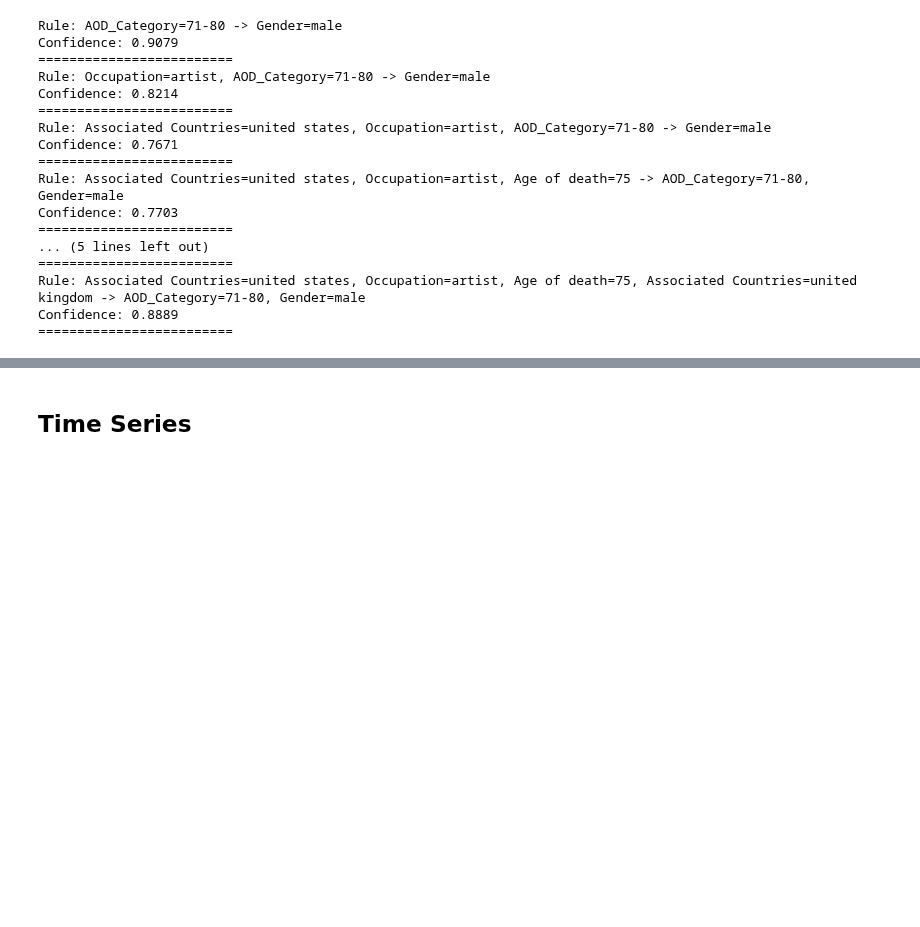
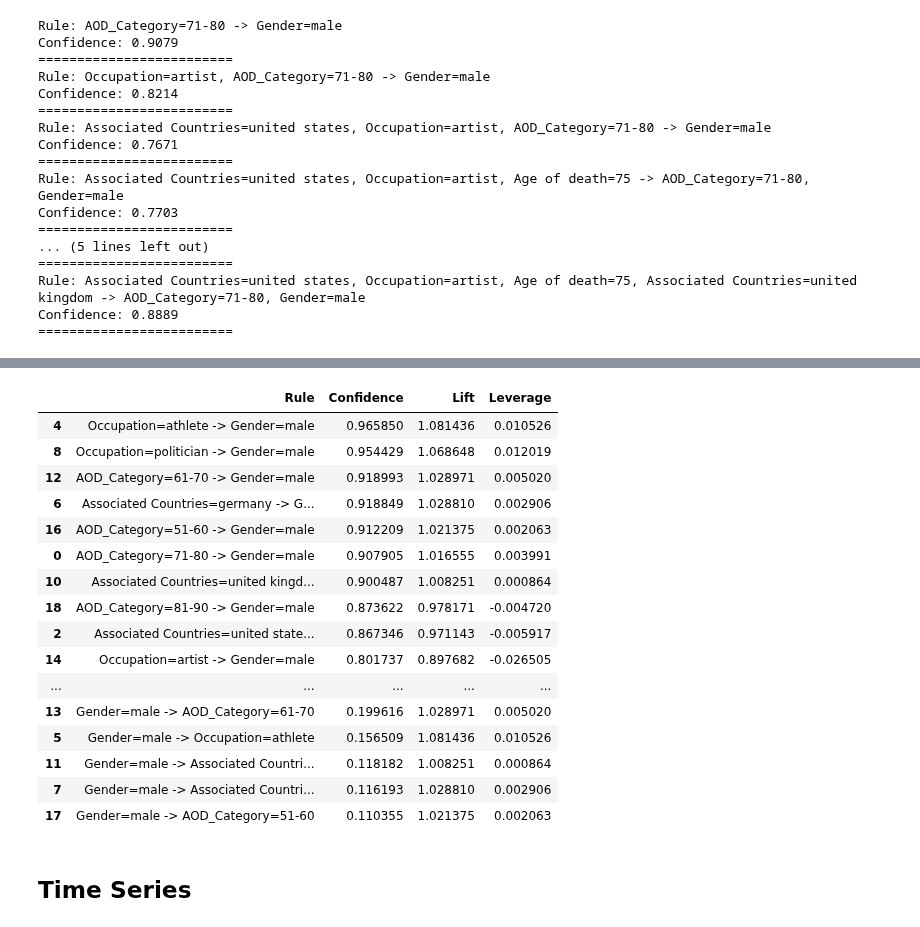
Before and after one commit to JamesHudsonn/3804ICT-Age-Analysis, a Jupyter notebook: Apriori.ipynb, the cells around one changed output, grey strips where cells are left out. Cells and saved outputs as stored; diff of their text form; code cells hidden in the pictures; blank space fills up the shorter version.

```diff
--- a/Apriori.ipynb
+++ b/Apriori.ipynb
@@ -820,3 +914,4 @@ eclat_df = transform_dict_to_sparse_df(ECLAT_dict, num_transactions)
 # %%
-eclat = ECLAT(data=eclat_df)
+# eclat = ECLAT(data=eclat_df)
+eclat = OptimizedECLAT(data=eclat_df)
 # eclat.df_bin
@@ -825,6 +917,0 @@ KeyboardInterrupt:
-# %%
-eclat.fit(min_support=2, verbose=True)
-
-# Get the combination and support
-combination, support = eclat.get_support()
-print_results(combination, support, limit=7)
@@ -834,0 +918,6 @@ print_results(combination, support, limit=7)
+# %%
+results_index, results_support = eclat.fit(min_support=0.08,
+                                min_combination=1,
+                                max_combination=3,
+                                separator=' & ',
+                                verbose=True)
@@ -835,3 +972,70 @@ print_results(combination, support, limit=7)
+# %%
+# Importing necessary modules for data manipulation and calculation
+import pandas as pd
+
+def generate_rules(eclat_supports):
+
+    # Initialize an empty list to store the rules and their metrics
+    rules_list = []
+
+    # Loop through the itemsets in the support dictionary to generate rules
+    for itemset, support_AB in eclat_supports.items():
+        items = itemset.split(" & ")  # Split the itemset into individual items
+        if len(items) < 2:
+            continue  # Skip 1-itemsets
+
+        # Loop through all the combinations to generate rules
+        for i in range(len(items)):
+            A = items[i]
+            B = " & ".join([x for j, x in enumerate(items) if j != i])
+
+            support_A = eclat_supports.get(A, 0)
+            support_B = eclat_supports.get(B, 0)
+
+            # Calculate the metrics
+            confidence = support_AB / support_A if support_A > 0 else 0
+            lift = confidence / support_B if support_B > 0 else 0
+            leverage = support_AB - (support_A * support_B)
+
+            # Append the rule and its metrics to the list
+            rules_list.append([f"{A} -> {B}", confidence, lift, leverage])
+
+    # Create a DataFrame from the list
+    rules_df = pd.DataFrame(rules_list, columns=["Rule", "Confidence", "Lift", "Leverage"])
+
+    return rules_df
+
+# Test data
+eclat_supports_test = {"A": 0.6, "B": 0.8, "A & B": 0.5, "A & C": 0.4, "B & C": 0.3, "A & B & C": 0.25}
+eclat_df_test = pd.DataFrame({
+    "A": [1, 1, 0, 1, 0],
+    "B": [1, 1, 1, 1, 0],
+    "C": [0, 1, 1, 1, 1]
+})
+
+# Generate rules
+rules_df_test = generate_rules(results_support)
+#order rules_df by confidence
+rules_df_test = rules_df_test.sort_values(by=['Confidence'], ascending=False)
+rules_df_test
+# %% [output]
+|  | Rule | Confidence | Lift | Leverage |
+| 4 | Occupation=athlete -> Gender=male | 0.965850 | 1.081436 | 0.010526 |
+| 8 | Occupation=politician -> Gender=male | 0.954429 | 1.068648 | 0.012019 |
+| 12 | AOD_Category=61-70 -> Gender=male | 0.918993 | 1.028971 | 0.005020 |
+| 6 | Associated Countries=germany -> G... | 0.918849 | 1.028810 | 0.002906 |
+| 16 | AOD_Category=51-60 -> Gender=male | 0.912209 | 1.021375 | 0.002063 |
+| 0 | AOD_Category=71-80 -> Gender=male | 0.907905 | 1.016555 | 0.003991 |
+| 10 | Associated Countries=united kingd... | 0.900487 | 1.008251 | 0.000864 |
+| 18 | AOD_Category=81-90 -> Gender=male | 0.873622 | 0.978171 | -0.004720 |
+| 2 | Associated Countries=united state... | 0.867346 | 0.971143 | -0.005917 |
+| 14 | Occupation=artist -> Gender=male | 0.801737 | 0.897682 | -0.026505 |
+| ... | ... | ... | ... | ... |
+| 13 | Gender=male -> AOD_Category=61-70 | 0.199616 | 1.028971 | 0.005020 |
+| 5 | Gender=male -> Occupation=athlete | 0.156509 | 1.081436 | 0.010526 |
+| 11 | Gender=male -> Associated Countri... | 0.118182 | 1.008251 | 0.000864 |
+| 7 | Gender=male -> Associated Countri... | 0.116193 | 1.028810 | 0.002906 |
+| 17 | Gender=male -> AOD_Category=51-60 | 0.110355 | 1.021375 | 0.002063 |
 # %% [markdown]
 ## Time Series
 # %%
```
Also changed, not shown: parts of 16 cells of this notebook.
